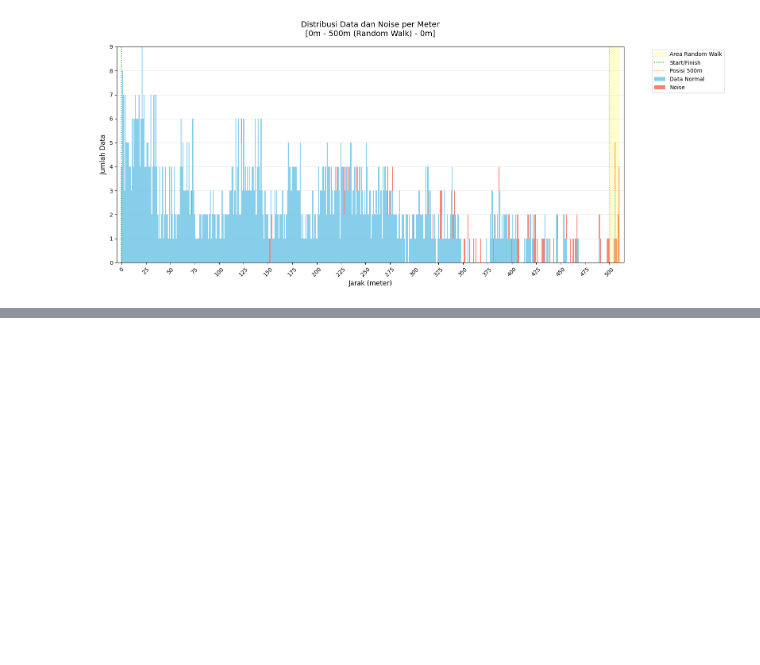
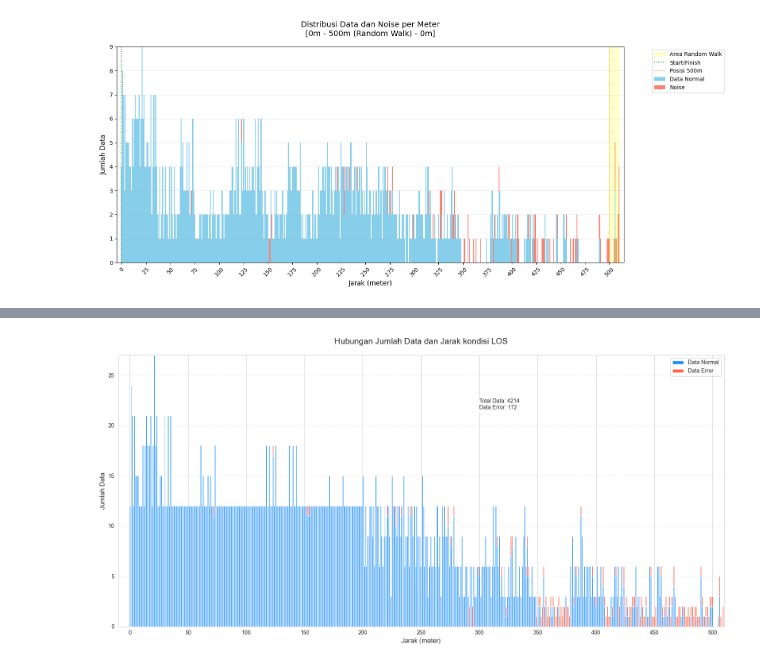
Before and after one commit to IAmNewbe/AMI_analysis, a Jupyter notebook: LOS.ipynb, the cells around one changed output, grey strips where cells are left out. Drawn from its saved outputs; the diff is of its cells as text; code cells hidden in the pictures; blank space fills up the shorter version.

```diff
--- a/LOS.ipynb
+++ b/LOS.ipynb
@@ -940,0 +976,34 @@ Name: count, dtype: int64
+# %%
+plt.figure(figsize=(16, 8))
+
+# Hitung data per meter
+count_data = df_final.groupby('jarak_rounded').agg(
+    total=('RSSI', 'count'),
+    noise=('isNoise', 'sum')
+).reset_index()
+
+# Plot stacked bar
+plt.bar(count_data['jarak_rounded'], count_data['total'] - count_data['noise'],
+        width=1, label='Data Normal', color='dodgerblue')
+plt.bar(count_data['jarak_rounded'], count_data['noise'],
+        width=1, label='Data Error', color='tomato',
+        bottom=count_data['total'] - count_data['noise'])
+
+# Format plot
+plt.title('Hubungan Jumlah Data dan Jarak kondisi LOS', fontsize=15, pad=20)
+plt.xlabel('Jarak (meter)', fontsize=12)
+plt.ylabel('Jumlah Data', fontsize=12)
+plt.xticks(np.arange(0, 501, 50))
+plt.xlim(-10, 510)
+plt.grid(axis='y', linestyle='--', alpha=0.4)
+
+# Tambahkan informasi
+plt.text(300, max(count_data['total'])*0.8,
+         f"Total Data: {len(df_final)}\nData Error: {count_data['noise'].sum()}",
+         bbox=dict(facecolor='white', alpha=0.8))
+
+plt.legend()
+plt.tight_layout()
+plt.show()
+# %% [output]
+[figure, added]
```
Also changed, not shown: parts of 27 cells of this notebook, 27 other files.
